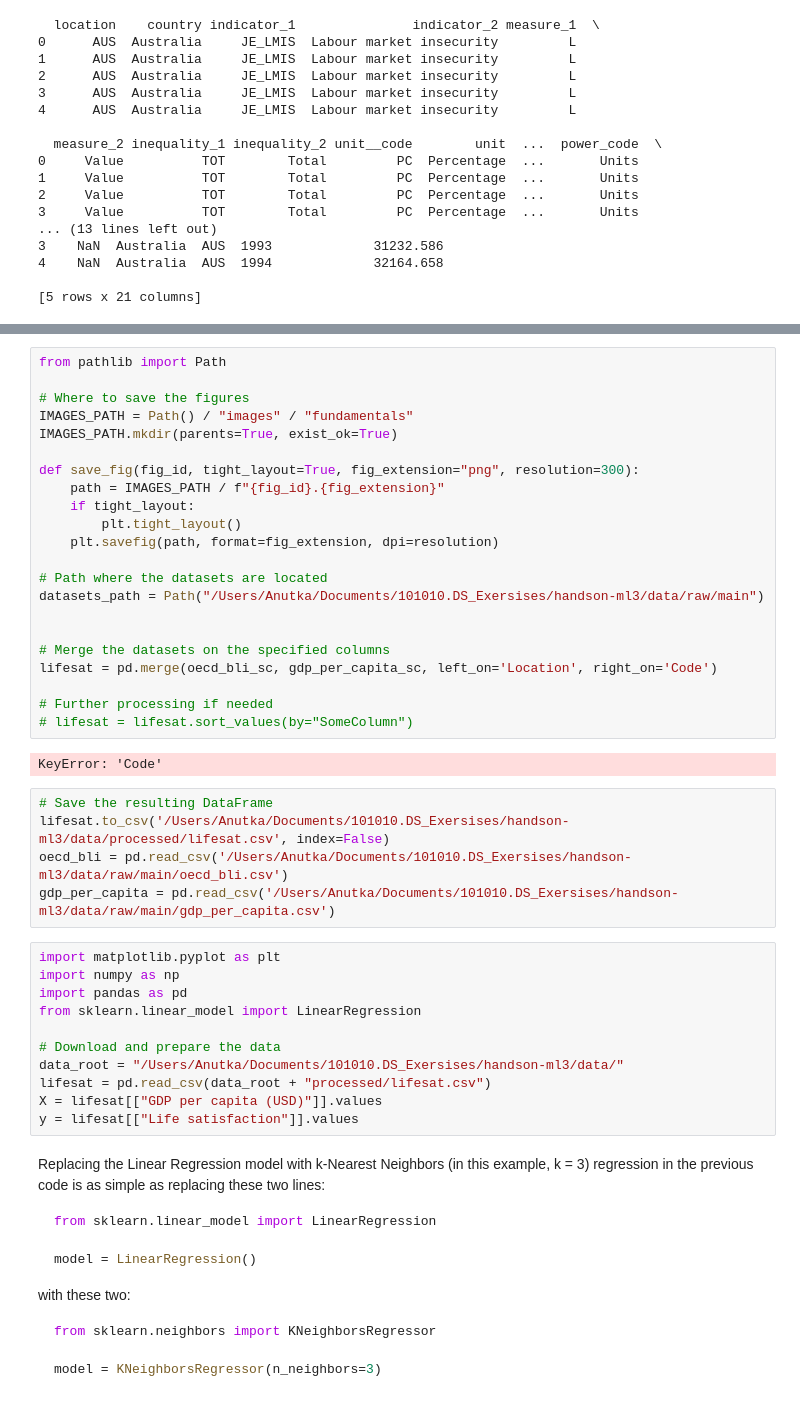
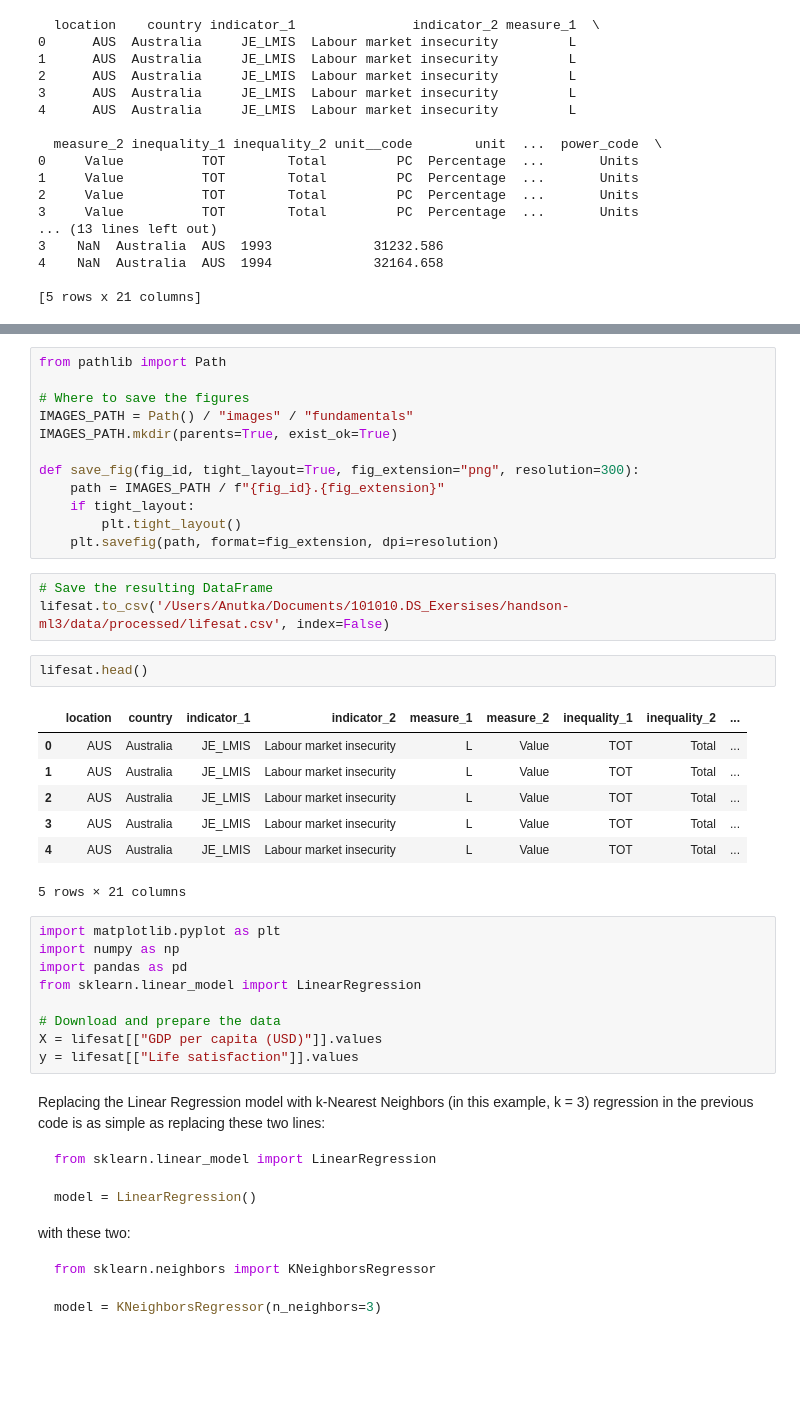
Before and after one commit to AnyaMit/handson-ml3, a Jupyter notebook: 01_the_machine_learning_landscape.ipynb, the cells around one changed output, grey strips where cells are left out. Cells and saved outputs as stored; diff of their text form; blank space fills up the shorter version.

```diff
--- a/01_the_machine_learning_landscape.ipynb
+++ b/01_the_machine_learning_landscape.ipynb
@@ -173,23 +151,19 @@ def save_fig(fig_id, tight_layout=True, fig_extension="png", resolution=300):
     if tight_layout:
         plt.tight_layout()
     plt.savefig(path, format=fig_extension, dpi=resolution)
-
-# Path where the datasets are located
-datasets_path = Path("/Users/Anutka/Documents/101010.DS_Exersises/handson-ml3/data/raw/main")
-
-
-# Merge the datasets on the specified columns
-lifesat = pd.merge(oecd_bli_sc, gdp_per_capita_sc, left_on='Location', right_on='Code')
-
-# Further processing if needed
-# lifesat = lifesat.sort_values(by="SomeColumn")
-# %% [output]
-KeyError: 'Code'
 # %%
 # Save the resulting DataFrame
 lifesat.to_csv('/Users/Anutka/Documents/101010.DS_Exersises/handson-ml3/data/processed/lifesat.csv', index=False)
-oecd_bli = pd.read_csv('/Users/Anutka/Documents/101010.DS_Exersises/handson-ml3/data/raw/main/oecd_bli.csv')
-gdp_per_capita = pd.read_csv('/Users/Anutka/Documents/101010.DS_Exersises/handson-ml3/data/raw/main/gdp_per_capita.csv')
+# %%
+lifesat.head()
+# %% [output]
+|  | location | country | indicator_1 | indicator_2 | measure_1 | measure_2 | inequality_1 | inequality_2 | ... |
+| 0 | AUS | Australia | JE_LMIS | Labour market insecurity | L | Value | TOT | Total | ... |
+| 1 | AUS | Australia | JE_LMIS | Labour market insecurity | L | Value | TOT | Total | ... |
+| 2 | AUS | Australia | JE_LMIS | Labour market insecurity | L | Value | TOT | Total | ... |
+| 3 | AUS | Australia | JE_LMIS | Labour market insecurity | L | Value | TOT | Total | ... |
+| 4 | AUS | Australia | JE_LMIS | Labour market insecurity | L | Value | TOT | Total | ... |
+5 rows × 21 columns
 # %%
 import matplotlib.pyplot as plt
 import numpy as np
@@ -197,8 +171,6 @@ import pandas as pd
 from sklearn.linear_model import LinearRegression
 
 # Download and prepare the data
-data_root = "/Users/Anutka/Documents/101010.DS_Exersises/handson-ml3/data/"
-lifesat = pd.read_csv(data_root + "processed/lifesat.csv")
 X = lifesat[["GDP per capita (USD)"]].values
 y = lifesat[["Life satisfaction"]].values
 # %% [markdown]
```
Also changed, not shown: parts of 4 cells of this notebook, 1 other file.
